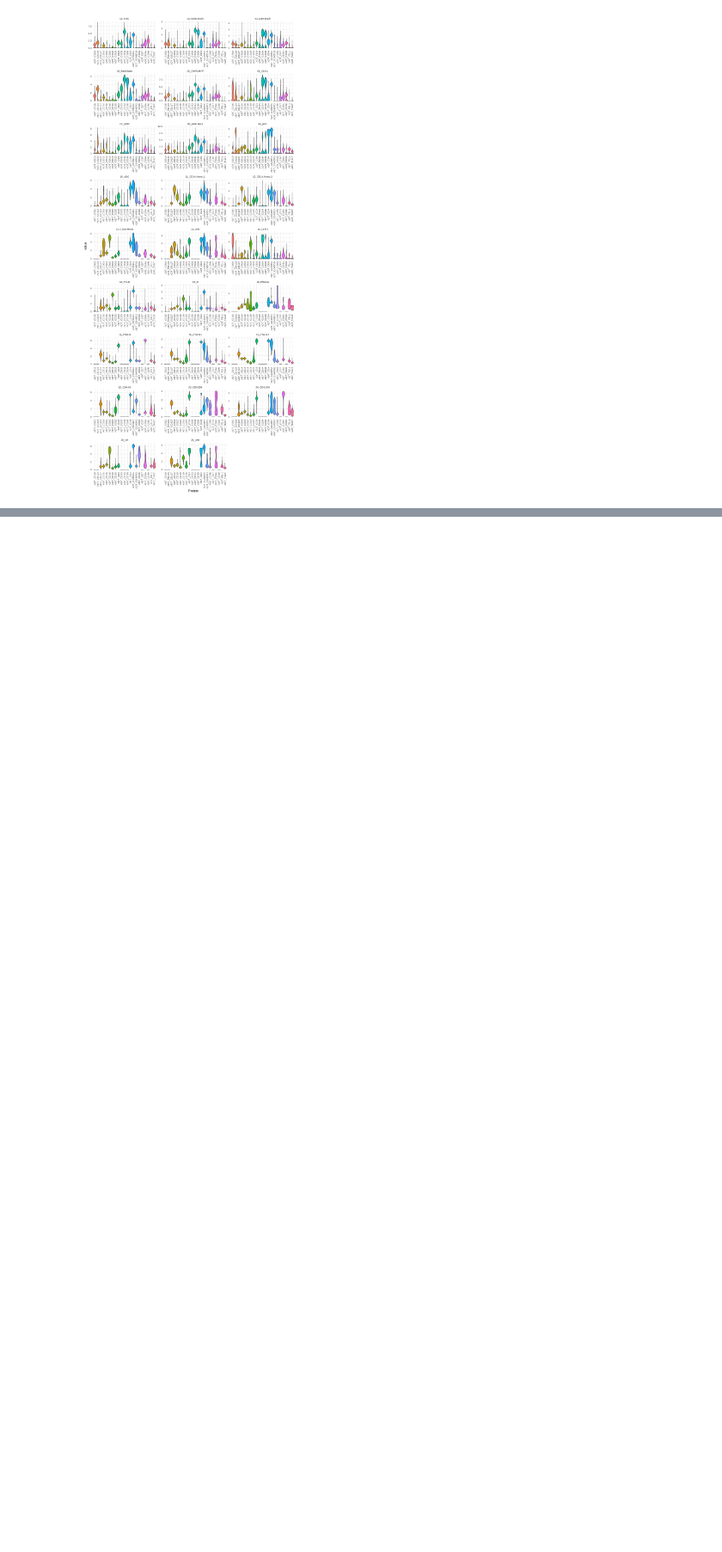
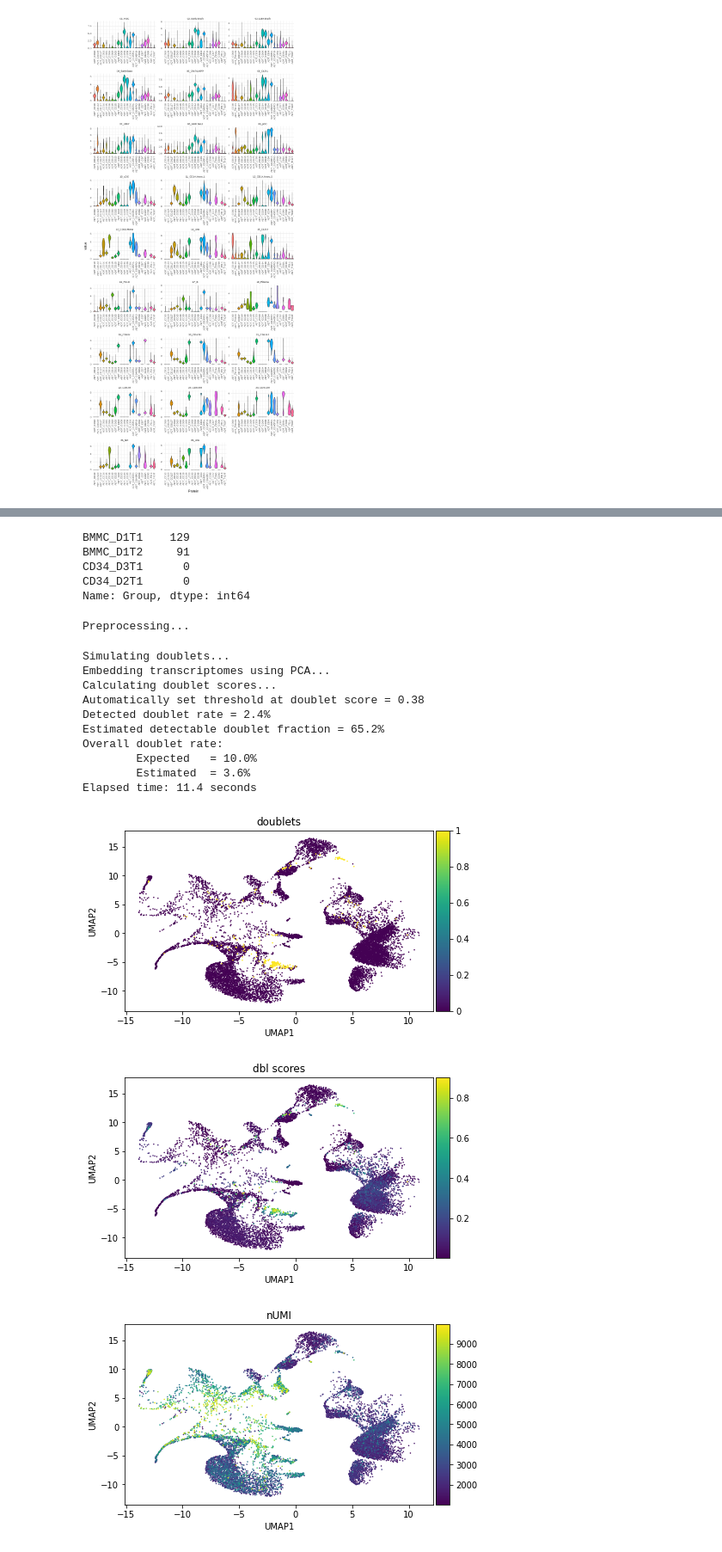
Before and after one commit to Sarah145/bone_marrow_analysis, a Jupyter notebook: notebooks/pre_processing_granja.ipynb, the cells around one changed output, grey strips where cells are left out. Shown at 86% size. Drawn from its saved outputs; the diff is of its cells as text; code cells hidden in the pictures; blank space fills up the shorter version.

```diff
--- a/notebooks/pre_processing_granja.ipynb
+++ b/notebooks/pre_processing_granja.ipynb
@@ -180,0 +170,39 @@ sc.pl.rank_genes_groups(adata, key='rank_genes_unk', sharey=False)
+# %%
+# which samples are these cell types found in?
+adata.obs[(adata.obs['BioClassification'] == '14_Unk') | (adata.obs['BioClassification'] == '26_Unk')]['Group'].value_counts()
+# %% [output]
+BMMC_D1T1    129
+BMMC_D1T2     91
+CD34_D3T1      0
+CD34_D2T1      0
+Name: Group, dtype: int64
+# %%
+# unknown cell types only found in the BMMC samples, will test for doublets in this sample using scrublet
+bm = adata[(adata.obs['Group'] == 'BMMC_D1T1') | (adata.obs['Group'] == 'BMMC_D1T2')].copy()
+
+import scrublet as scr
+counts_matrix = sp.sparse.csc_matrix(bm.layers['counts'])
+genes = np.array(bm.var_names.values)
+scrub = scr.Scrublet(counts_matrix)
+doublet_scores, predicted_doublets = scrub.scrub_doublets()
+bm.obs['doublets'] = predicted_doublets
+bm.obs['dbl_scores'] = doublet_scores
+sc.pl.scatter(bm, x='UMAP1', y='UMAP2', color='doublets')
+sc.pl.scatter(bm, x='UMAP1', y='UMAP2', color='dbl_scores')
+sc.pl.scatter(bm, x='UMAP1', y='UMAP2', color='nUMI')
+sc.pl.scatter(bm, x='UMAP1', y='UMAP2', color='nGene')
+# %% [output]
+Preprocessing...
+Simulating doublets...
+Embedding transcriptomes using PCA...
+Calculating doublet scores...
+Automatically set threshold at doublet score = 0.38
+Detected doublet rate = 2.4%
+Estimated detectable doublet fraction = 65.2%
+Overall doublet rate:
+        Expected   = 10.0%
+        Estimated  = 3.6%
+Elapsed time: 11.4 seconds
+[figure, added]
+[figure, added]
+[figure, added]
```
Also changed, not shown: parts of 22 cells of this notebook, 1 other file.
